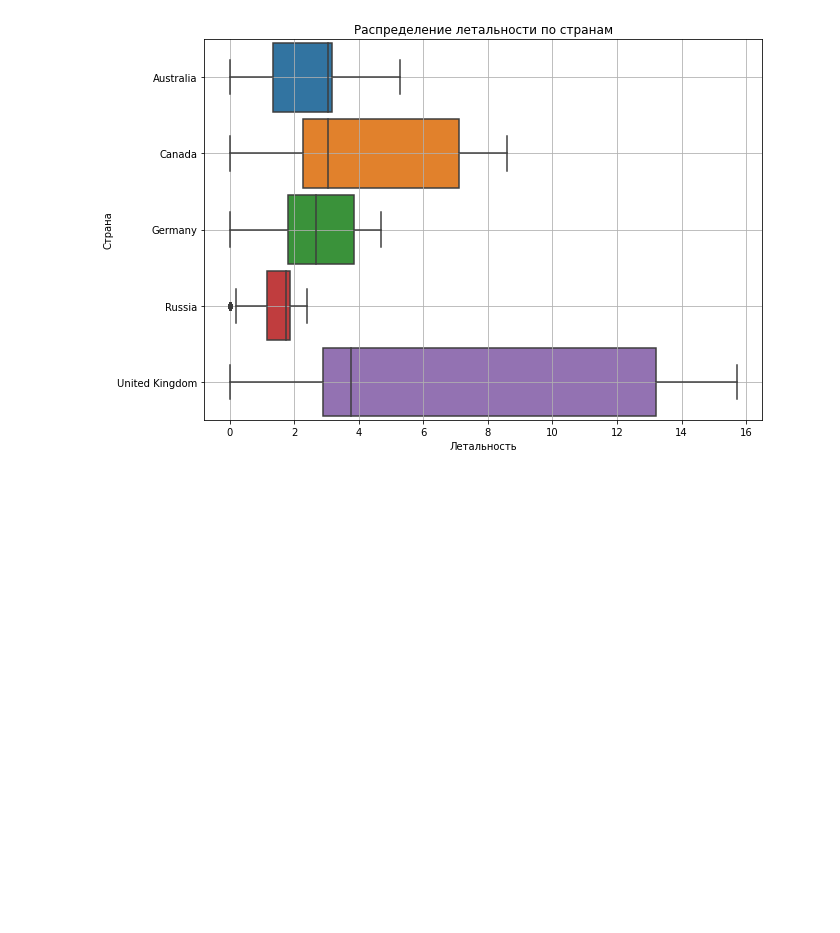
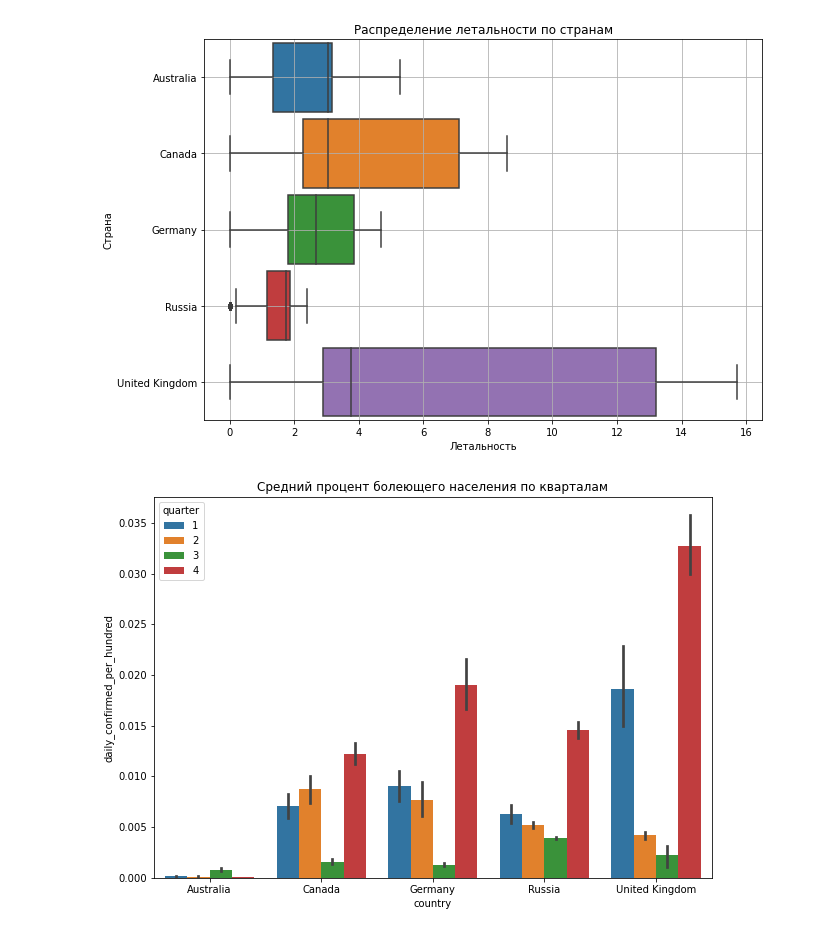
Before and after one commit to Alexx-Yu/python_classes, a Jupyter notebook: Module 13 - Visualisation/Theory.ipynb, the cells around one changed output. Cells and saved outputs as stored; diff of their text form; code cells hidden in the pictures; blank space fills up the shorter version.

```diff
--- a/Module 13 - Visualisation/Theory.ipynb
+++ b/Module 13 - Visualisation/Theory.ipynb
@@ -464,0 +463,16 @@ boxplot.grid()
+# %%
+# Для построения столбчатых диаграмм в Seaborn используется метод barplot(). По умолчанию
+# метод отображает среднее по столбцу, который указан в параметре x (вместо среднего можно вычислить
+# и любую другую статистическую характеристику, наименование которой задаётся в параметре estimator).
+# Для добавления многоуровневости используется параметр hue, который позволяет группировать данные по признаку
+fig = plt.figure(figsize=(10, 7))
+croped_covid_df['quarter'] = croped_covid_df['date'].dt.quarter
+barplot = sns.barplot(
+    data=croped_covid_df,
+    x='country',
+    y='daily_confirmed_per_hundred',
+    hue='quarter',
+)
+barplot.set_title('Средний процент болеющего населения по кварталам');
+# %% [output]
+[figure, added]
```
Also changed, not shown: parts of 4 cells of this notebook.
